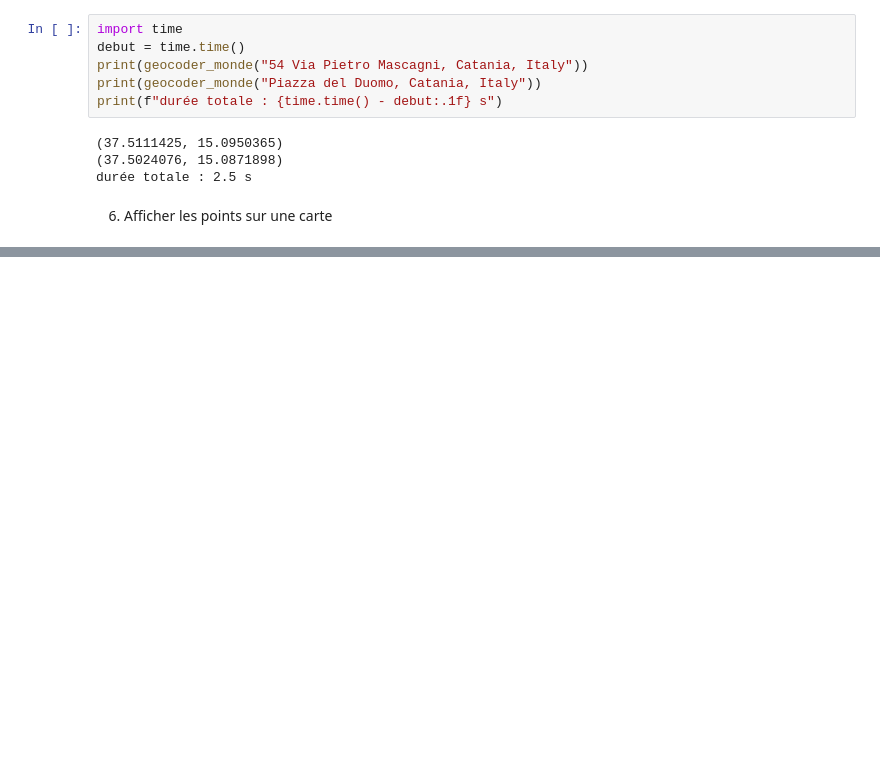
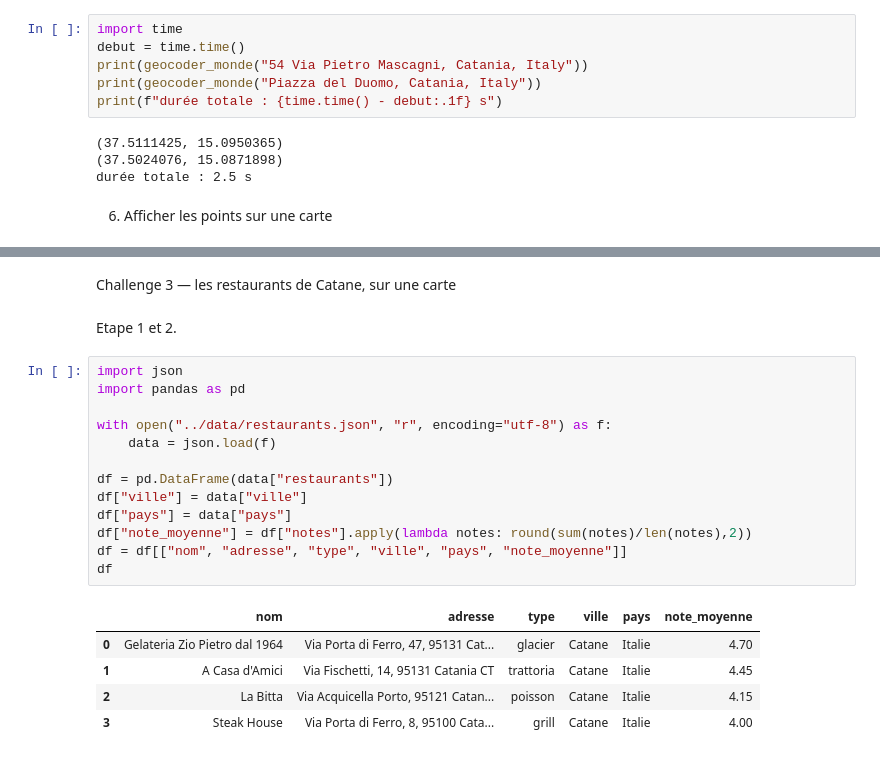
Before and after one commit to throuduskarlus-create/json-api-geocodage, a Jupyter notebook: notebooks/quete_json_api.ipynb, the cells around one changed output, grey strips where cells are left out. Drawn from its saved outputs; the diff is of its cells as text; blank space fills up the shorter version.

Commit message:
Challenge finaliser

```diff
--- a/notebooks/quete_json_api.ipynb
+++ b/notebooks/quete_json_api.ipynb
@@ -423,3 +415,26 @@ folium.Marker(location=point, popup="Un bon restaurant").add_to(m)
 m
 # %% [output]
 [interactive output not drawn]
+# %% [markdown]
+Challenge 3 — les restaurants de Catane, sur une carte
+# %% [markdown]
+Etape 1 et 2.
+# %%
+import json
+import pandas as pd
+
+with open("../data/restaurants.json", "r", encoding="utf-8") as f:
+    data = json.load(f)
+
+df = pd.DataFrame(data["restaurants"])
+df["ville"] = data["ville"]
+df["pays"] = data["pays"]
+df["note_moyenne"] = df["notes"].apply(lambda notes: round(sum(notes)/len(notes),2))
+df = df[["nom", "adresse", "type", "ville", "pays", "note_moyenne"]]
+df
+# %% [output]
+|  | nom | adresse | type | ville | pays | note_moyenne |
+| 0 | Gelateria Zio Pietro dal 1964 | Via Porta di Ferro, 47, 95131 Cat... | glacier | Catane | Italie | 4.70 |
+| 1 | A Casa d'Amici | Via Fischetti, 14, 95131 Catania CT | trattoria | Catane | Italie | 4.45 |
+| 2 | La Bitta | Via Acquicella Porto, 95121 Catan... | poisson | Catane | Italie | 4.15 |
+| 3 | Steak House | Via Porta di Ferro, 8, 95100 Cata... | grill | Catane | Italie | 4.00 |
```
Also changed, not shown: parts of 6 cells of this notebook.
